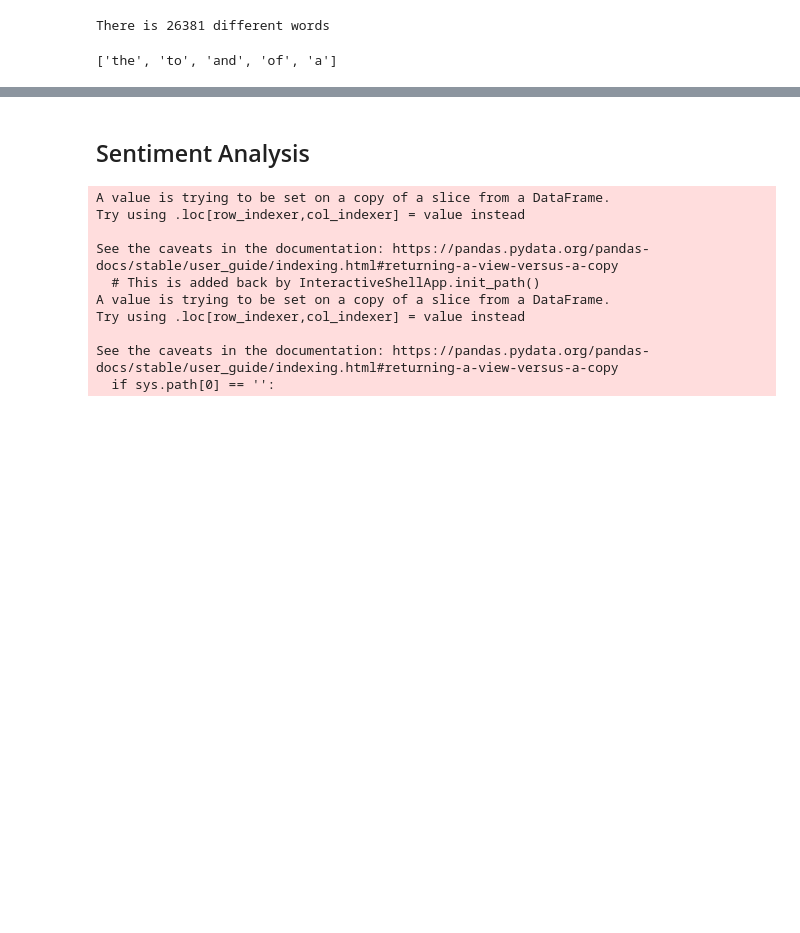
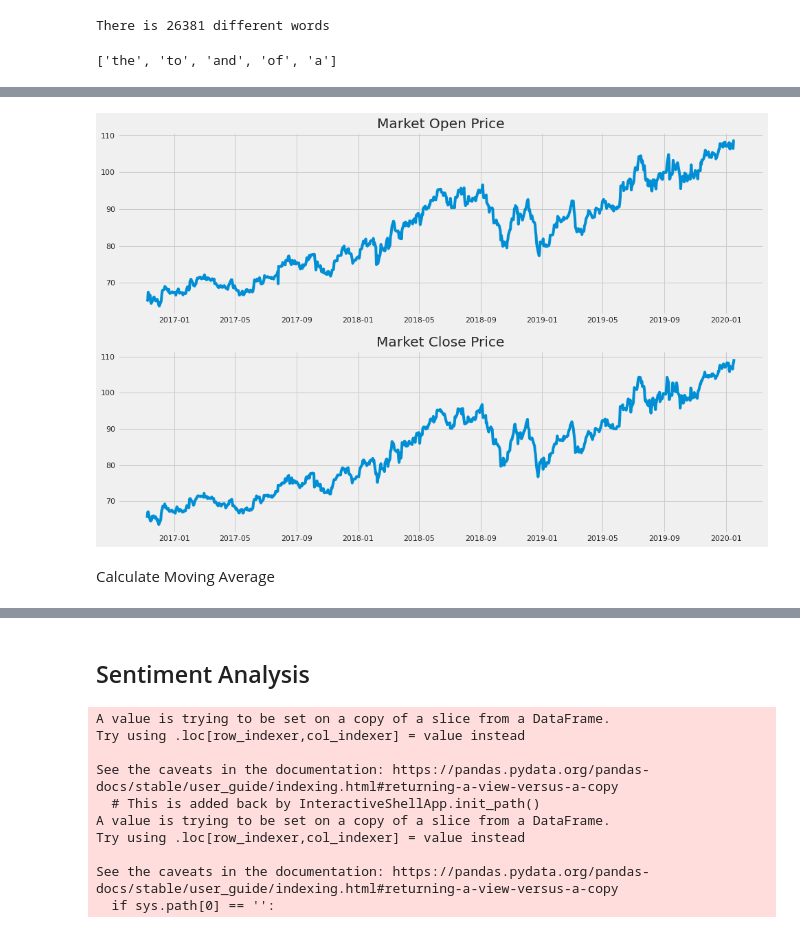
Before and after one commit to cybertraining-dsc/cybertraining-dsc.github.io-v1, a Jupyter notebook: docs/report/fa20-523-307/project/Analysis of Financial Markets based on President Trump's Tweets.ipynb, the cells around one changed output, grey strips where cells are left out. Drawn from its saved outputs; the diff is of its cells as text; code cells hidden in the pictures; blank space fills up the shorter version.

```diff
--- a/docs/report/fa20-523-307/project/Analysis of Financial Markets based on President Trump's Tweets.ipynb
+++ b/docs/report/fa20-523-307/project/Analysis of Financial Markets based on President Trump's Tweets.ipynb
@@ -257,3 +257,5 @@ stock_data
 | 801 | 2020-01-16 | 108.56 | 108.64 | 107.78 | 108.31 | 106.95 | 1085300 |
 | 802 | 2020-01-17 | 108.46 | 109.37 | 108.03 | 109.31 | 107.94 | 790800 |
 803 rows × 7 columns
+# %%
+stock_data['Date'] = pd.to_datetime(stock_data['Date'])
@@ -433,0 +464,13 @@ There is 26381 different words
+# %%
+fig = plt.figure(figsize=(15,10))
+ax1 = fig.add_subplot(2,1,1)
+ax2 = fig.add_subplot(2,1,2)
+ax1.plot(stock_data['Date'], stock_data['Open'])
+ax1.set_title('Market Open Price')
+ax2.plot(stock_data['Date'], stock_data['Close'])
+ax2.set_title('Market Close Price')
+plt.show()
+# %% [output]
+[figure, added]
+# %% [markdown]
+Calculate Moving Average
```
Also changed, not shown: parts of 7 cells of this notebook, 7 other files.
